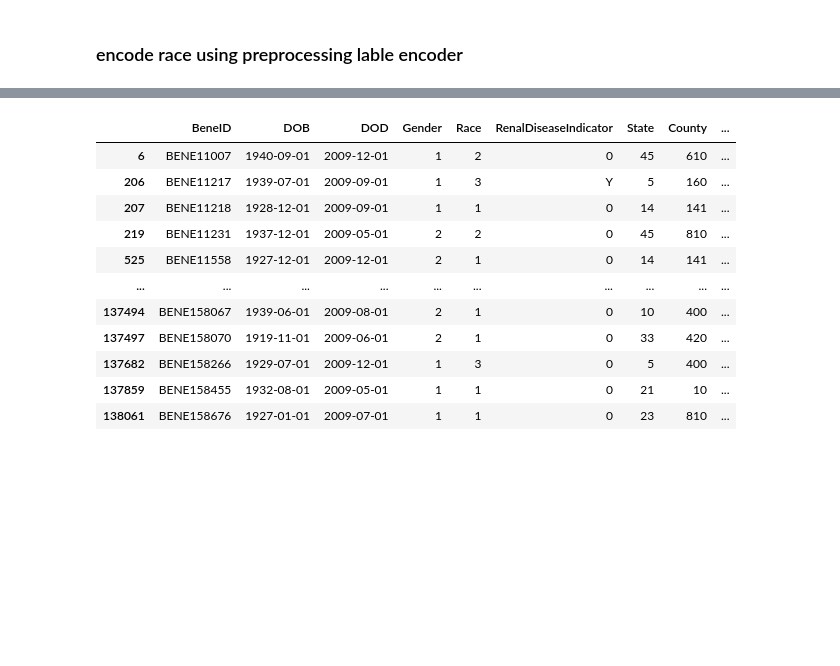
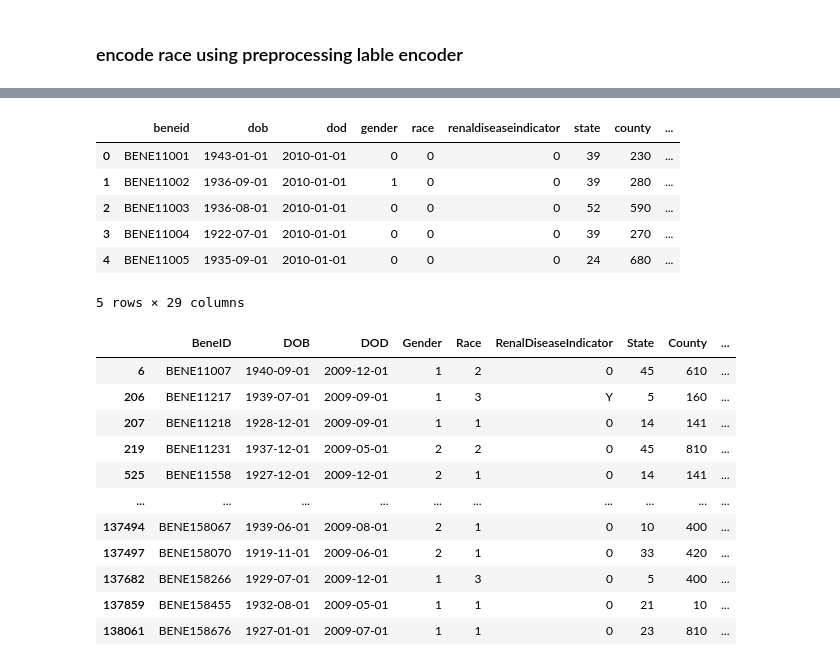
Before and after one commit to AswathyRadha100/Fraud_Detection_In_Healthcare, a Jupyter notebook: Workbooks/Ramiro/draft_health_care_fraud.ipynb, the cells around one changed output, grey strips where cells are left out. Cells and saved outputs as stored; diff of their text form; code cells hidden in the pictures; blank space fills up the shorter version.

```diff
--- a/Workbooks/Ramiro/draft_health_care_fraud.ipynb
+++ b/Workbooks/Ramiro/draft_health_care_fraud.ipynb
@@ -392,3 +527,16 @@ Name: count, dtype: int64
+# %%
+beneficiary_df['total_reimbursed_amt'] = beneficiary_df['ipannualreimbursementamt'] + beneficiary_df['opannualreimbursementamt']
+beneficiary_df['total_deductible_amt'] = beneficiary_df['ipannualdeductibleamt'] + beneficiary_df['opannualreimbursementamt']
+# %%
+beneficiary_df.head()
+# %% [output]
+|  | beneid | dob | dod | gender | race | renaldiseaseindicator | state | county | ... |
+| 0 | BENE11001 | 1943-01-01 | 2010-01-01 | 0 | 0 | 0 | 39 | 230 | ... |
+| 1 | BENE11002 | 1936-09-01 | 2010-01-01 | 1 | 0 | 0 | 39 | 280 | ... |
+| 2 | BENE11003 | 1936-08-01 | 2010-01-01 | 0 | 0 | 0 | 52 | 590 | ... |
+| 3 | BENE11004 | 1922-07-01 | 2010-01-01 | 0 | 0 | 0 | 39 | 270 | ... |
+| 4 | BENE11005 | 1935-09-01 | 2010-01-01 | 0 | 0 | 0 | 24 | 680 | ... |
+5 rows × 29 columns
 # %%
 train_beneficiary_df[train_beneficiary_df.DOD.isnull() == False]
 # %% [output]
```
Also changed, not shown: parts of 29 cells of this notebook.
